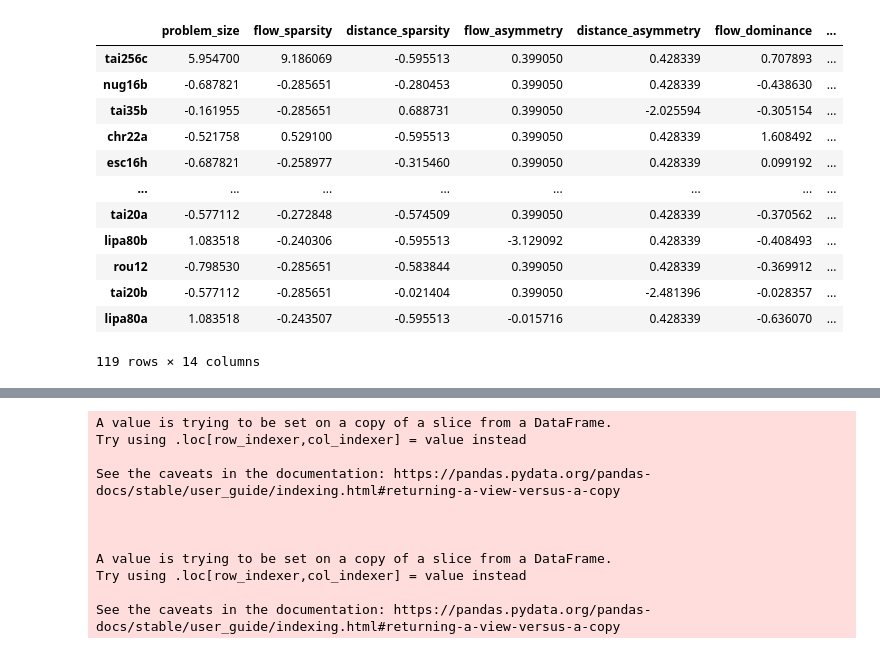
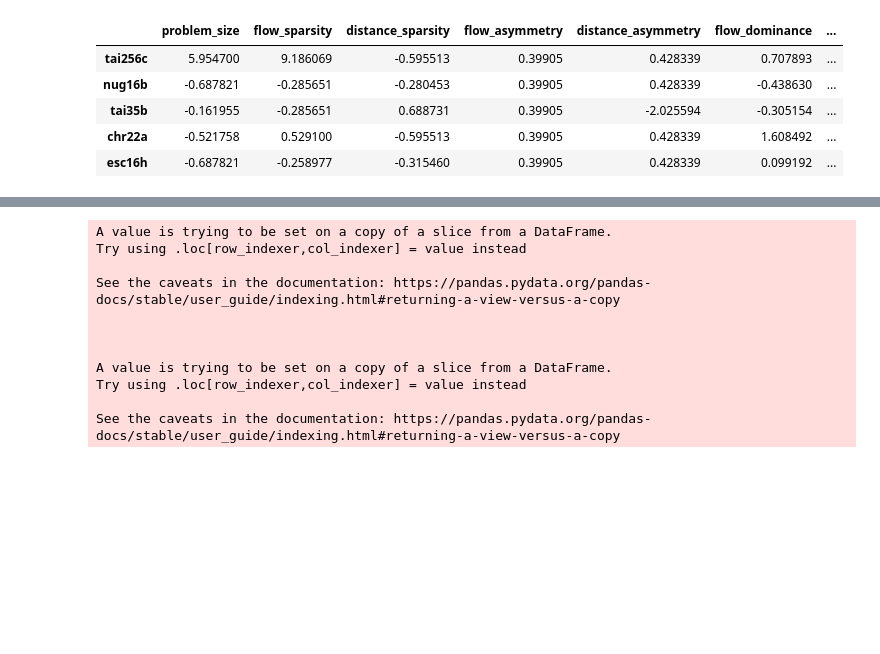
Before and after one commit to NarymanTarvand/qap-heuristic, a Jupyter notebook: start_finding_better_names.ipynb, the cells around one changed output, grey strips where cells are left out. Cells and saved outputs as stored; diff of their text form; code cells hidden in the pictures; blank space fills up the shorter version.

```diff
--- a/start_finding_better_names.ipynb
+++ b/start_finding_better_names.ipynb
@@ -12,47 +12,40 @@ from sklearn.inspection import permutation_importance
 # %%
 data = pd.read_csv("data/heuristic_performance_final_scratch.csv")
 data.set_index("instance", inplace=True)
 
 instance_features = get_instance_features(data, 'data/qapdata/')
 
 scaler = StandardScaler()
 instance_features[instance_features.columns] = scaler.fit_transform(instance_features[instance_features.columns])
 
 algorithms = [
-    # 'grasp_local_search',
-    # 'grasp_simulated_annealing',
-    # 'genetic_algorithm',
+    'grasp_local_search',
+    'grasp_simulated_annealing',
+    'genetic_algorithm',
     '10_multistart_total_swap_optimal_neighbour_objective',
-    # '10_multistart_adjacent_swap_optimal_neighbour_objective',
-    # '10_multistart_adjacent_swap_first_improvement_objective',
-    # '10_multistart_total_swap_first_improvement_objective',
-    # 'constructive_greedy_local_search_objective',
+    '10_multistart_adjacent_swap_optimal_neighbour_objective',
+    '10_multistart_adjacent_swap_first_improvement_objective',
+    '10_multistart_total_swap_first_improvement_objective',
+    'constructive_greedy_local_search_objective',
     'elshafei_constructive_greedy_local_search_objective',
 ]
 
 restricted_df = data[algorithms]
 restricted_df = restricted_df.drop_duplicates(keep='first')
 
 best_algos_df = pd.DataFrame()
 
 best_algos_df['performance'] = restricted_df.min(axis=1)
 best_algos_df['best_algo'] = restricted_df.idxmin(axis=1)
 
 instance_features['best_algo'] = restricted_df.idxmin(axis=1).astype('category')
 instance_features.dropna(inplace=True)
 
-instance_features
+instance_features.head()
 # %% [output]
 |  | problem_size | flow_sparsity | distance_sparsity | flow_asymmetry | distance_asymmetry | flow_dominance | ... |
-| tai256c | 5.954700 | 9.186069 | -0.595513 | 0.399050 | 0.428339 | 0.707893 | ... |
-| nug16b | -0.687821 | -0.285651 | -0.280453 | 0.399050 | 0.428339 | -0.438630 | ... |
-| tai35b | -0.161955 | -0.285651 | 0.688731 | 0.399050 | -2.025594 | -0.305154 | ... |
-| chr22a | -0.521758 | 0.529100 | -0.595513 | 0.399050 | 0.428339 | 1.608492 | ... |
-| esc16h | -0.687821 | -0.258977 | -0.315460 | 0.399050 | 0.428339 | 0.099192 | ... |
-| ... | ... | ... | ... | ... | ... | ... | ... |
-| tai20a | -0.577112 | -0.272848 | -0.574509 | 0.399050 | 0.428339 | -0.370562 | ... |
-| lipa80b | 1.083518 | -0.240306 | -0.595513 | -3.129092 | 0.428339 | -0.408493 | ... |
-| rou12 | -0.798530 | -0.285651 | -0.583844 | 0.399050 | 0.428339 | -0.369912 | ... |
-| tai20b | -0.577112 | -0.285651 | -0.021404 | 0.399050 | -2.481396 | -0.028357 | ... |
-| lipa80a | 1.083518 | -0.243507 | -0.595513 | -0.015716 | 0.428339 | -0.636070 | ... |
+| tai256c | 5.954700 | 9.186069 | -0.595513 | 0.39905 | 0.428339 | 0.707893 | ... |
+| nug16b | -0.687821 | -0.285651 | -0.280453 | 0.39905 | 0.428339 | -0.438630 | ... |
+| tai35b | -0.161955 | -0.285651 | 0.688731 | 0.39905 | -2.025594 | -0.305154 | ... |
+| chr22a | -0.521758 | 0.529100 | -0.595513 | 0.39905 | 0.428339 | 1.608492 | ... |
+| esc16h | -0.687821 | -0.258977 | -0.315460 | 0.39905 | 0.428339 | 0.099192 | ... |
-119 rows × 14 columns
```
Also changed, not shown: parts of 11 cells of this notebook.
